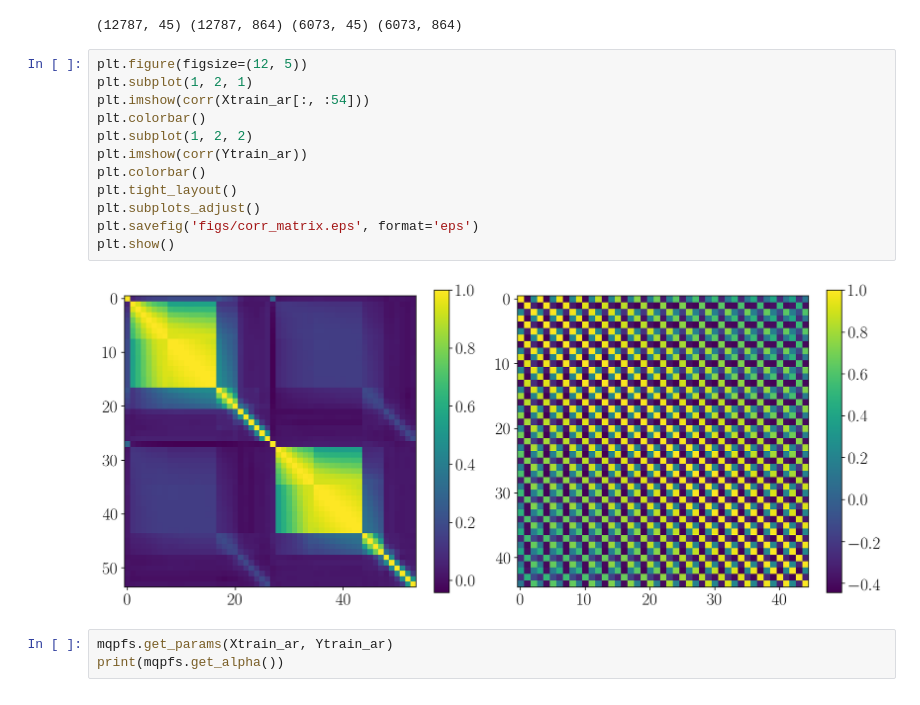
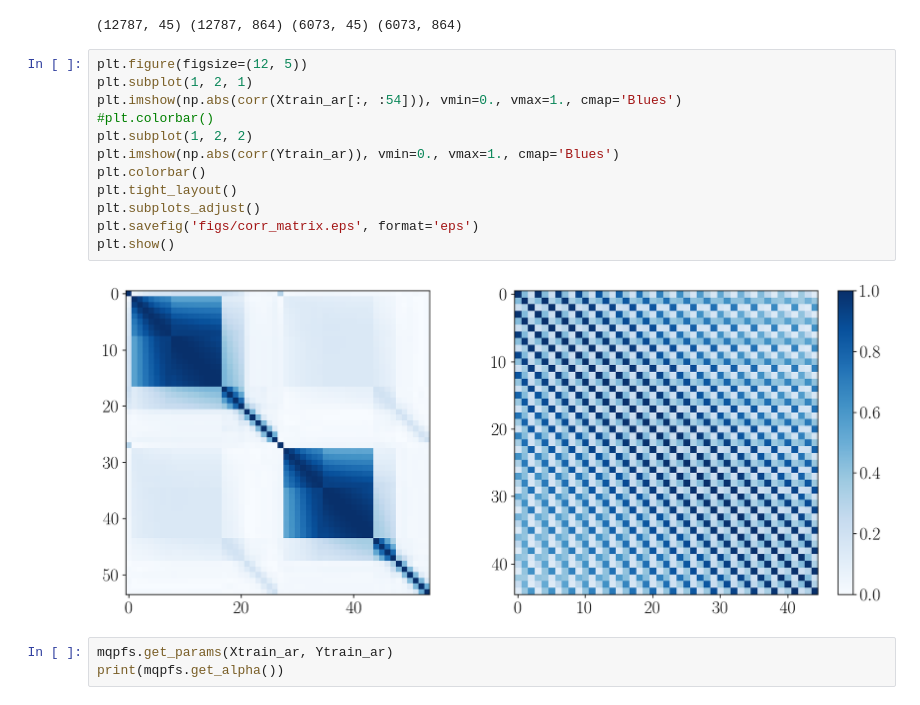
Before and after one commit to Intelligent-Systems-Phystech/MSThesis, a Jupyter notebook: code/main.ipynb, the cells around one changed output. Cells and saved outputs as stored; diff of their text form.

```diff
--- a/code/main.ipynb
+++ b/code/main.ipynb
@@ -738,17 +748,17 @@ print(Ytrain_ar.shape, Xtrain_ar.shape, Ytest_ar.shape, Xtest_ar.shape)
 # %%
 plt.figure(figsize=(12, 5))
 plt.subplot(1, 2, 1)
-plt.imshow(corr(Xtrain_ar[:, :54]))
-plt.colorbar()
+plt.imshow(np.abs(corr(Xtrain_ar[:, :54])), vmin=0., vmax=1., cmap='Blues')
+#plt.colorbar()
 plt.subplot(1, 2, 2)
-plt.imshow(corr(Ytrain_ar))
+plt.imshow(np.abs(corr(Ytrain_ar)), vmin=0., vmax=1., cmap='Blues')
 plt.colorbar()
 plt.tight_layout()
 plt.subplots_adjust()
 plt.savefig('figs/corr_matrix.eps', format='eps')
 plt.show()
 # %% [output]
-[figure, old version]
+[figure, new version]
 # %%
 mqpfs.get_params(Xtrain_ar, Ytrain_ar)
 print(mqpfs.get_alpha())
```
Also changed, not shown: parts of 26 cells of this notebook.
